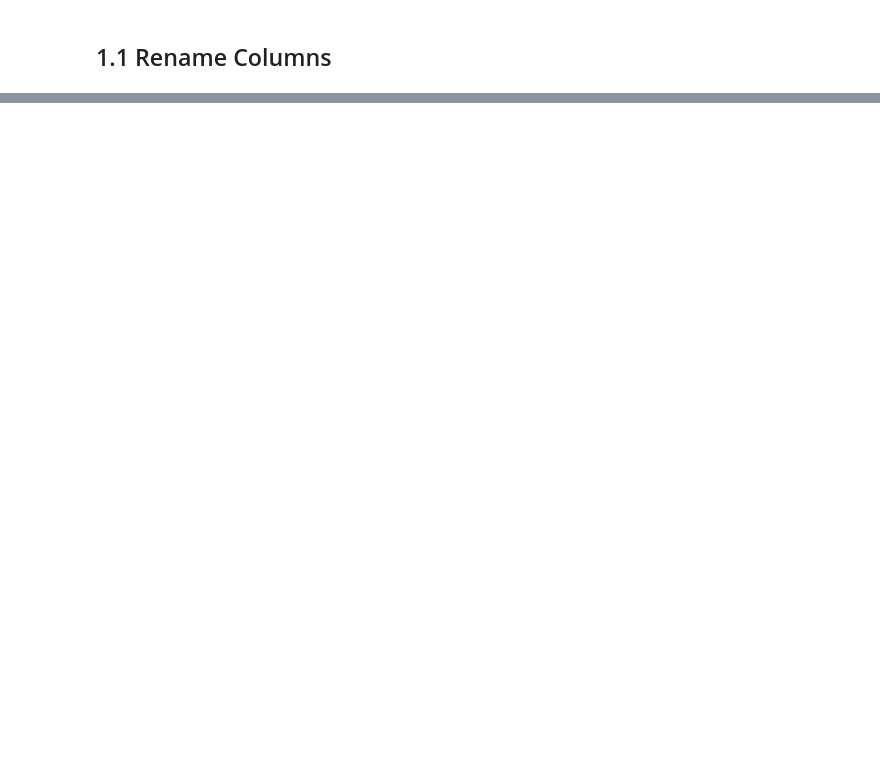
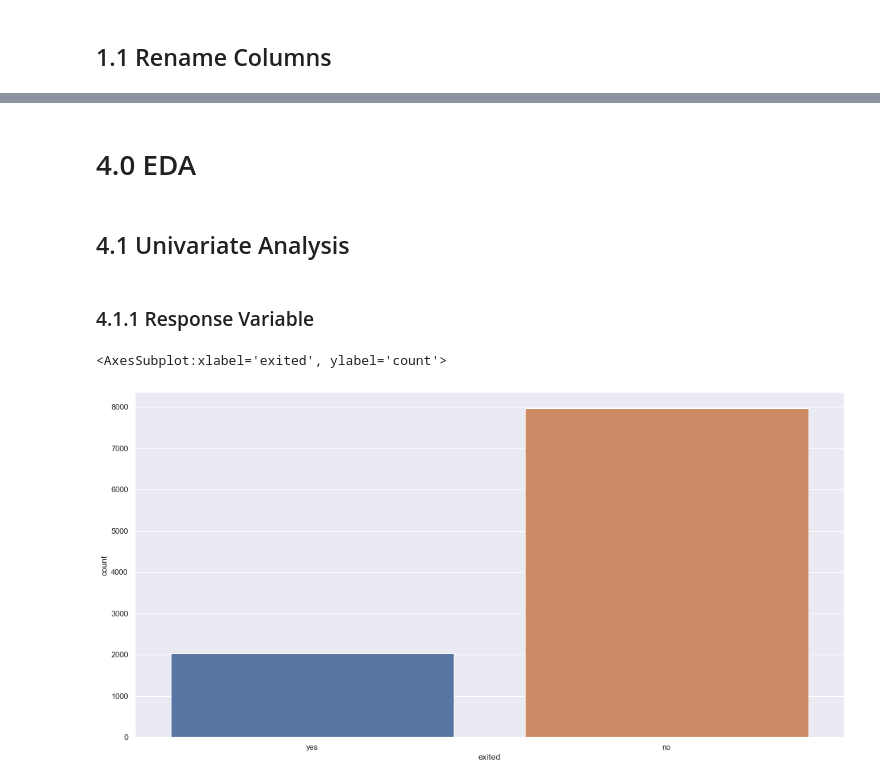
Before and after one commit to Leonardodsch/churn-prediction, a Jupyter notebook: Churn-Prediction.ipynb, the cells around one changed output, grey strips where cells are left out. Saved outputs shown, nothing was run; the diff lists cells and outputs as text; code cells hidden in the pictures; blank space fills up the shorter version.

```diff
--- a/Churn-Prediction.ipynb
+++ b/Churn-Prediction.ipynb
@@ -50,0 +212,2 @@ cols_new = list(map(snakecase, cols_old))
+# %%
+df2 = df1.copy()
@@ -50,0 +242,2 @@ cols_new = list(map(snakecase, cols_old))
+# %%
+df3 = df2.copy()
@@ -50,0 +250,16 @@ cols_new = list(map(snakecase, cols_old))
+# %%
+# droping columns that won't be usefull
+df3.drop(['row_number','customer_id','surname'], axis=1, inplace=True)
+# %% [markdown]
+# 4.0 EDA
+# %%
+df4 = df3.copy()
+# %% [markdown]
+## 4.1 Univariate Analysis
+# %% [markdown]
+### 4.1.1 Response Variable
+# %%
+sns.countplot(df4['exited'])
+# %% [output]
+<AxesSubplot:xlabel='exited', ylabel='count'>
+[figure, added]
```
Also changed, not shown: parts of 90 cells of this notebook.
